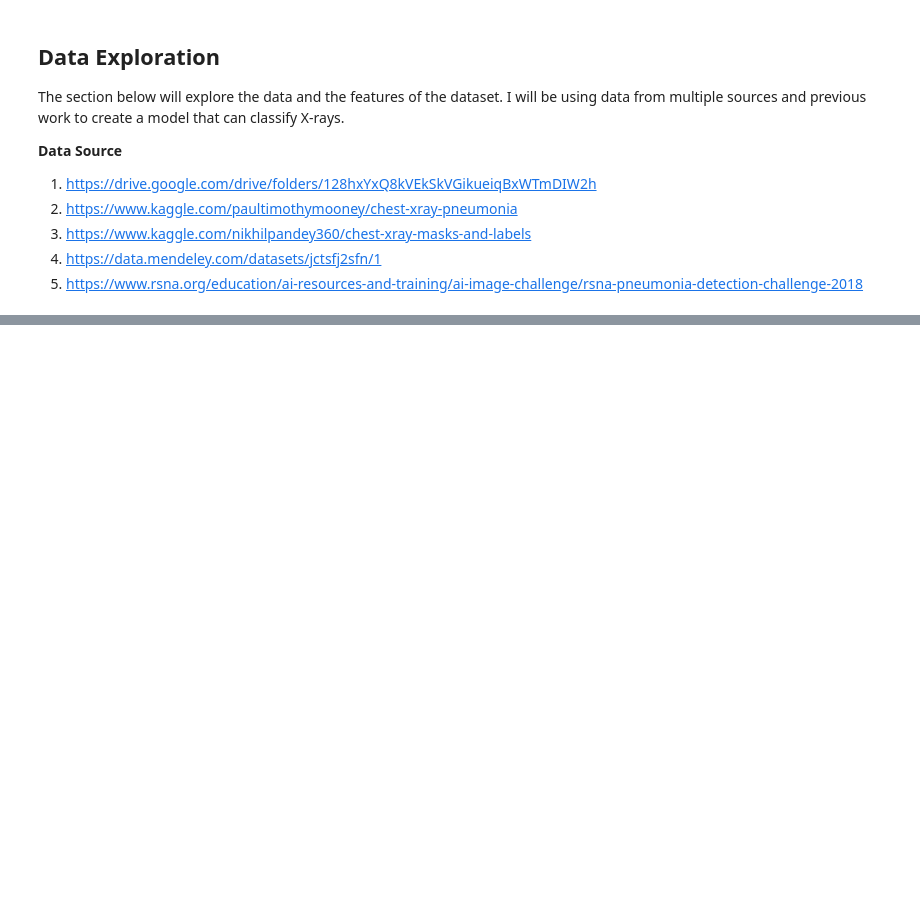
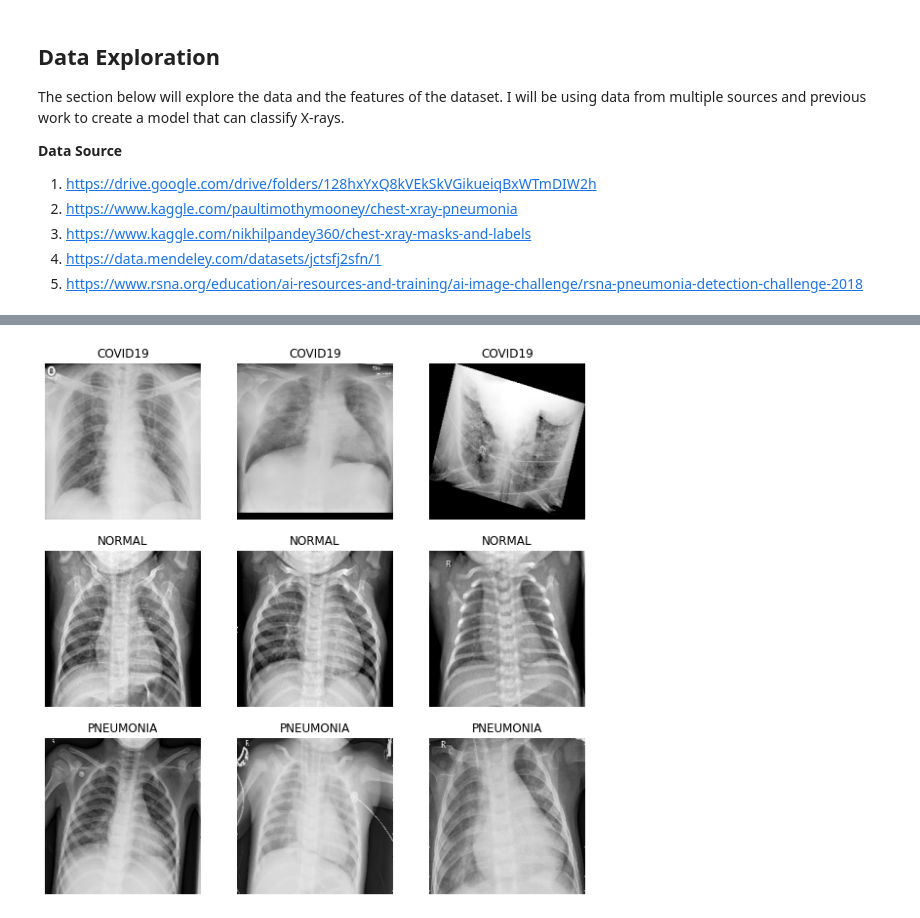
Before and after one commit to c0desh1n0b1/Pneumonia-Detection, a Jupyter notebook: Finalyearproject.ipynb, the cells around one changed output, grey strips where cells are left out. Cells and saved outputs as stored; diff of their text form; code cells hidden in the pictures; blank space fills up the shorter version.

```diff
--- a/Finalyearproject.ipynb
+++ b/Finalyearproject.ipynb
@@ -23,0 +50,36 @@ I will be using data from multiple sources and previous work to create a model t
+# %%
+#Import the data from the train folder
+train_path = "C:/Users/tedjo/OneDrive/Pictures/XRays/SplitData/train"
+
+#Create a list of all the images in the train folder
+covid19_img = [fn for fn in os.listdir(f'{train_path}/COVID19') if fn.endswith('.jpg')]
+normal_img = [fn for fn in os.listdir(f'{train_path}/NORMAL') if fn.endswith('.jpg')]
+pneumo_img = [fn for fn in os.listdir(f'{train_path}/PNEUMONIA') if fn.endswith('.jpg')]
+
+#Select 3 random images from each class to display from the train folder
+covid_img = np.random.choice(covid19_img, 3, replace = False)
+normal_img = np.random.choice(normal_img, 3, replace = False)
+pneumo_img = np.random.choice(pneumo_img, 3, replace = False)
+
+#PLot a matrix of the images
+fig = plt.figure(figsize=(10,10))
+for i in range(9):
+    if i < 3:
+        fp = f'{train_path}/COVID19/{covid_img[i]}'
+        label = 'COVID19'
+    elif i>=3 and i<6:
+        fp = f'{train_path}/NORMAL/{normal_img[i-3]}'
+        label = 'NORMAL'
+    else:
+        fp = f'{train_path}/PNEUMONIA/{pneumo_img[i-6]}'
+        label = 'PNEUMONIA'
+    ax = fig.add_subplot(3,3,i+1)
+
+    #Load the image
+    fn = image.load_img(fp, target_size=(224,224), color_mode='grayscale')
+    plt.imshow(fn,cmap='Greys_r')
+    plt.title(label)
+    plt.axis('off')
+plt.show()
+# %% [output]
+[figure, added]
```
Also changed, not shown: parts of 6 cells of this notebook.
